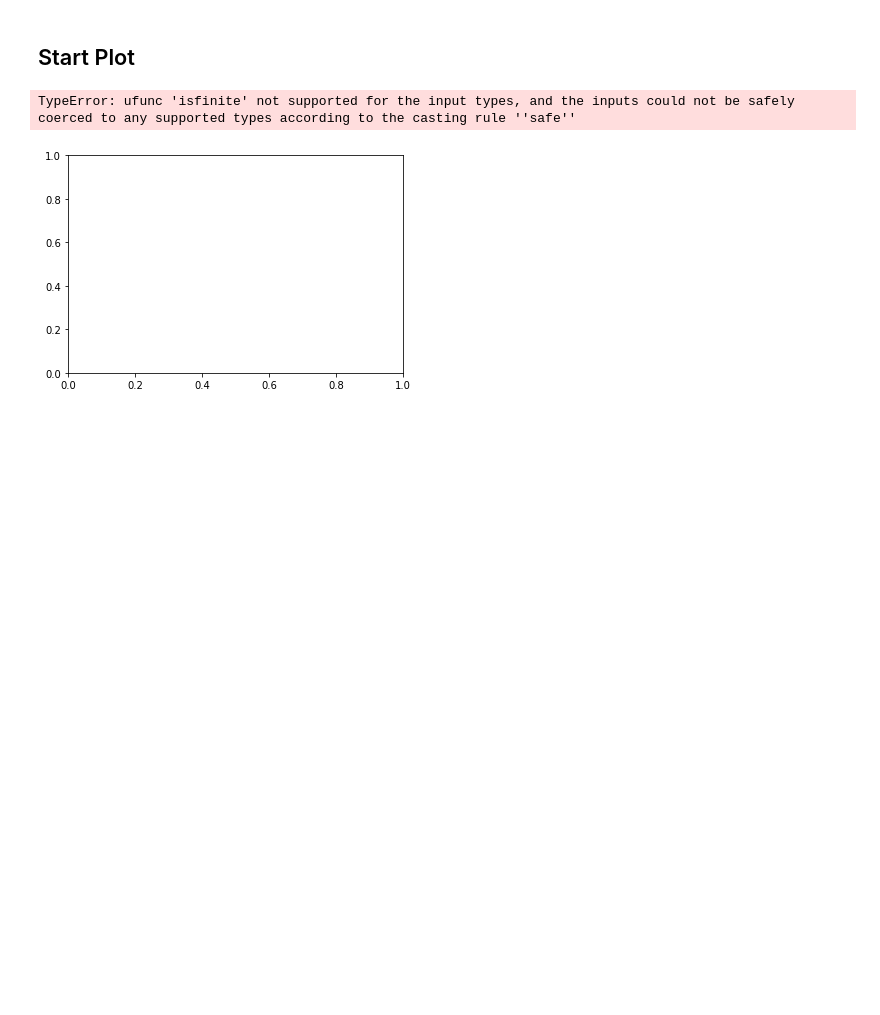
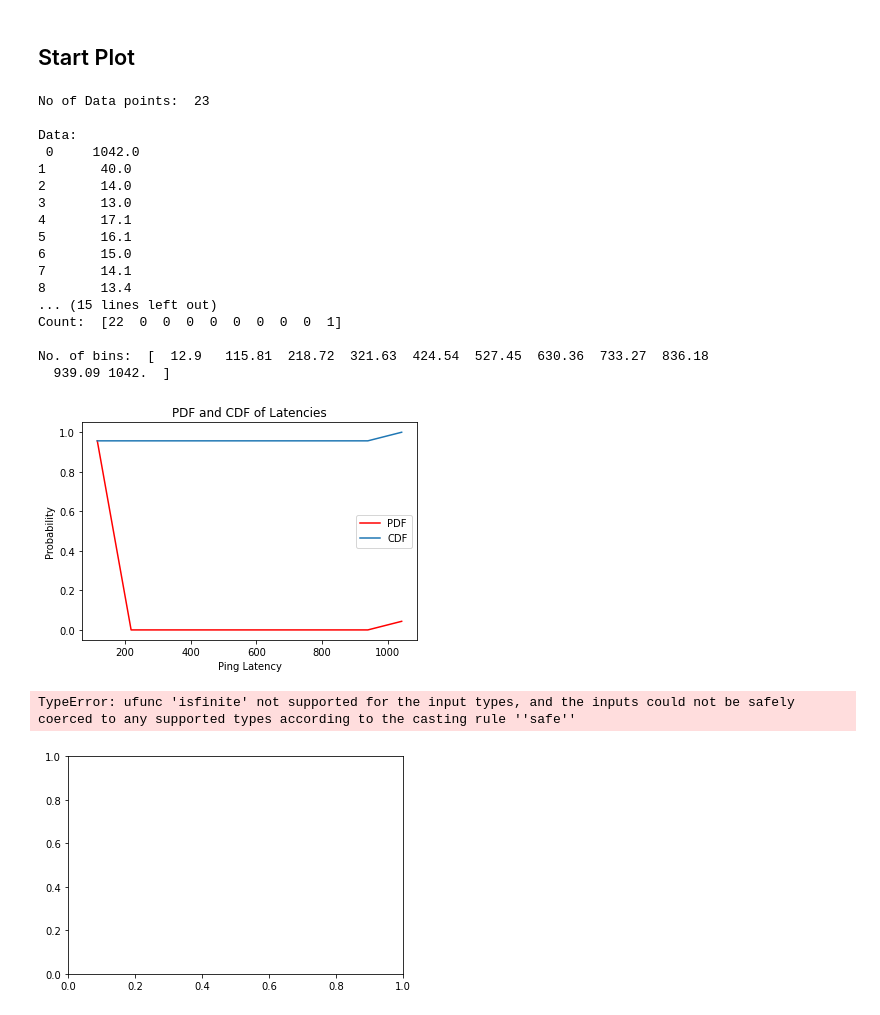
Before and after one commit to Niladri45/github2, a Jupyter notebook: ModelEndToEnd.ipynb, the cells around one changed output. Drawn from its saved outputs; the diff is of its cells as text; code cells hidden in the pictures; blank space fills up the shorter version.

```diff
--- a/ModelEndToEnd.ipynb
+++ b/ModelEndToEnd.ipynb
@@ -60,5 +60,63 @@ fig.savefig('./plots/LineGraph-PingLatencyVSICMPSequence.png', dpi=100, facecolo
 # %% [markdown]
 ## Start Plot
+# %%
+dataPoints = len(df.TimeFiltered)
+print("No of Data points: ", dataPoints, '\n')
+
+# No of Data points
+# N = 500
+N = dataPoints
+
+# initializing random values
+# data = np.random.randn(N)
+data = df.TimeFiltered
+
+print("Data: \n", data)
+
+# getting data of the histogram
+count, bins_count = np.histogram(data, bins=10)
+
+print("Count: ", count, '\n')
+print("No. of bins: ", bins_count, '\n')
+
+# finding the PDF of the histogram using count values
+pdf = count / sum(count)
+
+# using numpy np.cumsum to calculate the CDF
+# We can also find using the PDF values by looping and adding
+cdf = np.cumsum(pdf)
+
+# plotting PDF and CDF
+plt.plot(bins_count[1:], pdf, color="red", label="PDF")
+plt.plot(bins_count[1:], cdf, label="CDF")
+plt.legend()
+plt.title("PDF and CDF of Latencies")
+plt.xlabel('Ping Latency')
+plt.ylabel('Probability')
+fig2 = plt.gcf()
+plt.show()
+
+# Saving the plot in mentoned file path
+fig2.savefig('./plots/PDFandCDF.png', dpi=100, facecolor='white', transparent=False)
+# %% [output]
+No of Data points:  23
+
+Data:
+ 0     1042.0
+1       40.0
+2       14.0
+3       13.0
+4       17.1
+5       16.1
+6       15.0
+7       14.1
+8       13.4
+... (15 lines left out)
+Count:  [22  0  0  0  0  0  0  0  0  1]
+
+No. of bins:  [  12.9   115.81  218.72  321.63  424.54  527.45  630.36  733.27  836.18
+  939.09 1042.  ]
+[figure, added]
 # %%
 fig,ax = plt.subplots()
 
```
Also changed, not shown: parts of 1 cell of this notebook, 1 other file.
